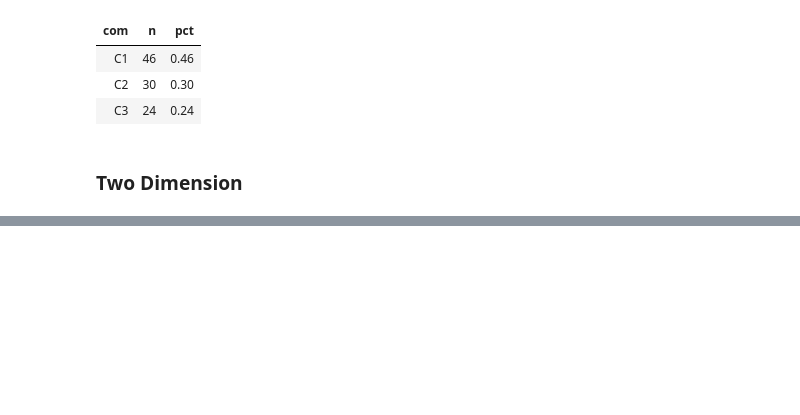
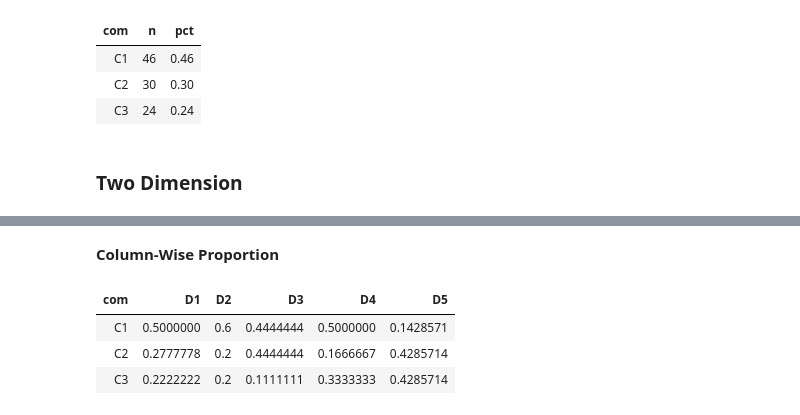
Before and after one commit to yongks/r_book, a Jupyter notebook: 01-fundamental.ipynb, the cells around one changed output, grey strips where cells are left out. Drawn from its saved outputs; the diff is of its cells as text; code cells hidden in the pictures; blank space fills up the shorter version.

```diff
--- a/01-fundamental.ipynb
+++ b/01-fundamental.ipynb
@@ -1369,0 +1632,13 @@ my.df %>% group_by(com, dept) %>%
+# %% [markdown]
+**Column-Wise Proportion**
+# %%
+my.df %>% group_by(dept,com) %>%
+    summarize(n=n()) %>%
+    mutate(pct=n/sum(n)) %>%
+    select(com,dept, pct) %>%
+    spread(key=dept,value=pct)
+# %% [output]
+| com | D1 | D2 | D3 | D4 | D5 |
+| C1 | 0.5000000 | 0.6 | 0.4444444 | 0.5000000 | 0.1428571 |
+| C2 | 0.2777778 | 0.2 | 0.4444444 | 0.1666667 | 0.4285714 |
+| C3 | 0.2222222 | 0.2 | 0.1111111 | 0.3333333 | 0.4285714 |
```
Also changed, not shown: parts of 75 cells of this notebook, 4 other files.
